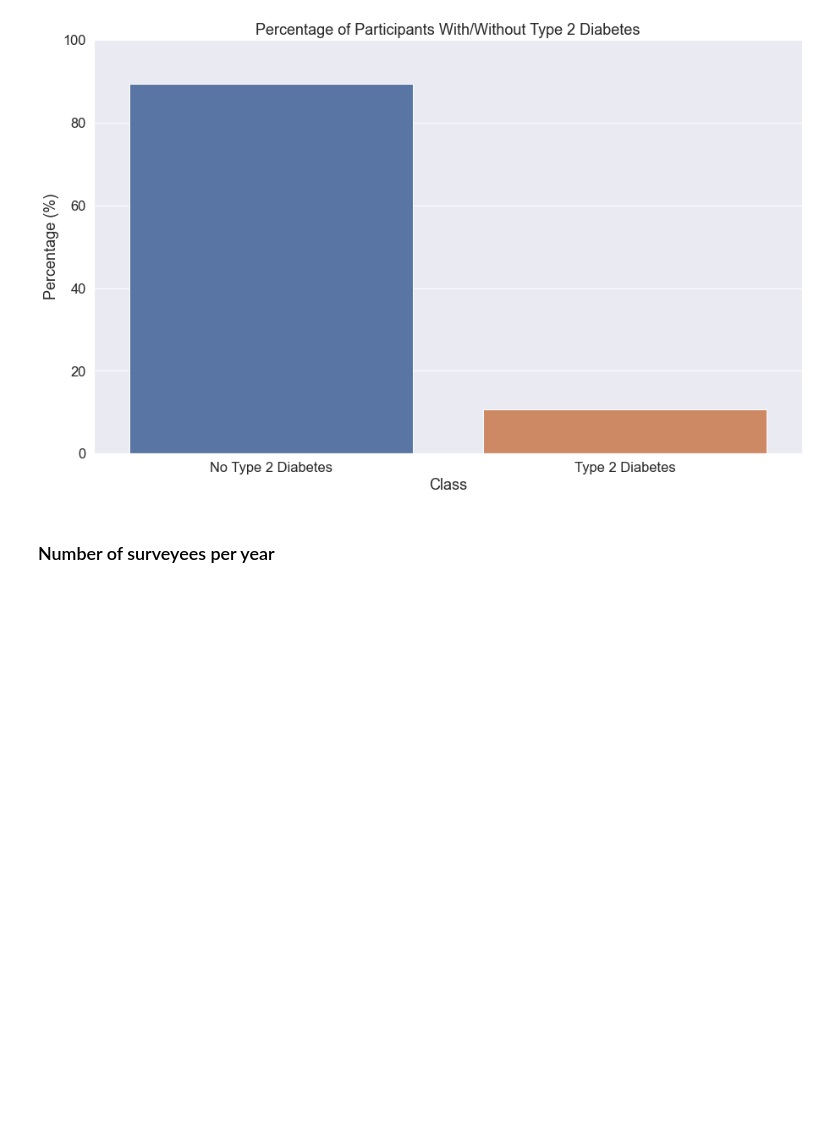
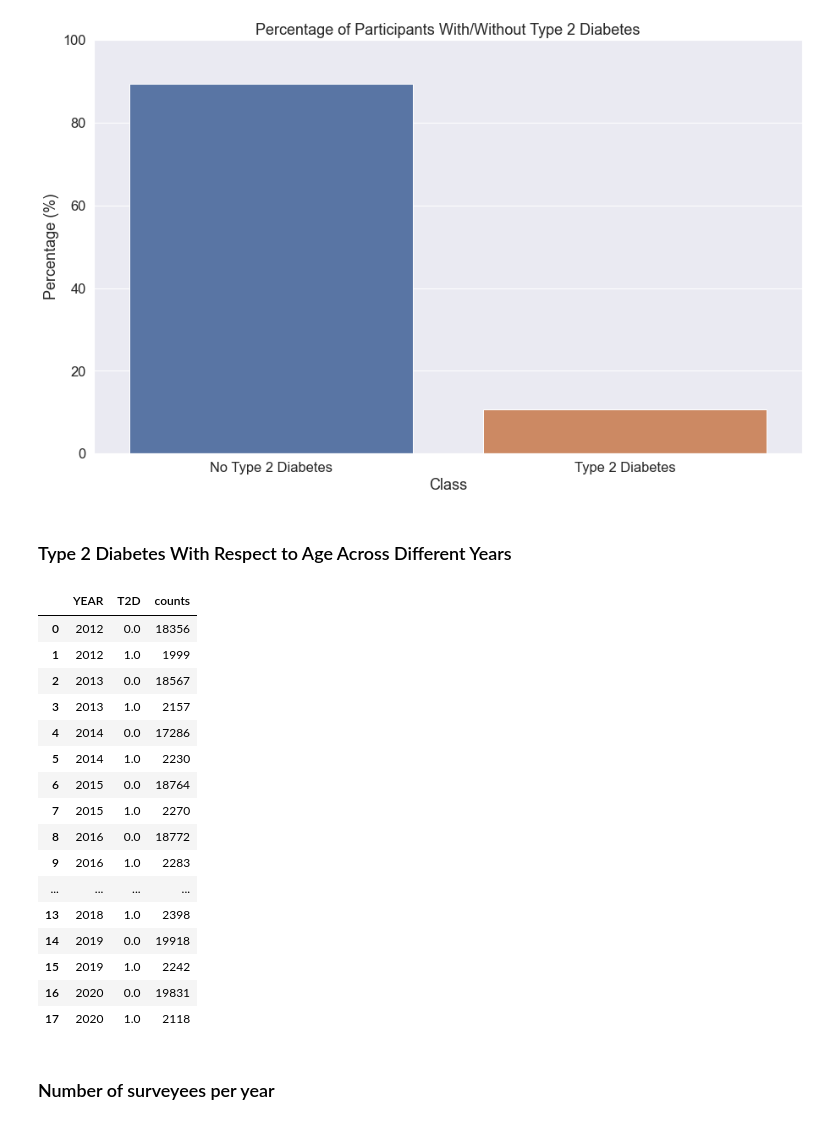
Before and after one commit to GitHubkhim/STATS170_Project, a Jupyter notebook: exploration.ipynb, the cells around one changed output. Cells and saved outputs as stored; diff of their text form; code cells hidden in the pictures; blank space fills up the shorter version.

```diff
--- a/exploration.ipynb
+++ b/exploration.ipynb
@@ -73,6 +114,29 @@ g.set_title("Percentage of Participants With/Without Type 2 Diabetes")
 plt.show()
 # %% [output]
 [figure]
+# %% [markdown]
+### Type 2 Diabetes With Respect to Age Across Different Years
+# %%
+t2d_df = combinedchis.groupby(["YEAR", "T2D"]).size().to_frame("counts").reset_index()
+t2d_df
+# %% [output]
+|  | YEAR | T2D | counts |
+| 0 | 2012 | 0.0 | 18356 |
+| 1 | 2012 | 1.0 | 1999 |
+| 2 | 2013 | 0.0 | 18567 |
+| 3 | 2013 | 1.0 | 2157 |
+| 4 | 2014 | 0.0 | 17286 |
+| 5 | 2014 | 1.0 | 2230 |
+| 6 | 2015 | 0.0 | 18764 |
+| 7 | 2015 | 1.0 | 2270 |
+| 8 | 2016 | 0.0 | 18772 |
+| 9 | 2016 | 1.0 | 2283 |
+| ... | ... | ... | ... |
+| 13 | 2018 | 1.0 | 2398 |
+| 14 | 2019 | 0.0 | 19918 |
+| 15 | 2019 | 1.0 | 2242 |
+| 16 | 2020 | 0.0 | 19831 |
+| 17 | 2020 | 1.0 | 2118 |
 # %% [markdown]
 ### Number of surveyees per year
 # %%
```
Also changed, not shown: parts of 13 cells of this notebook.
